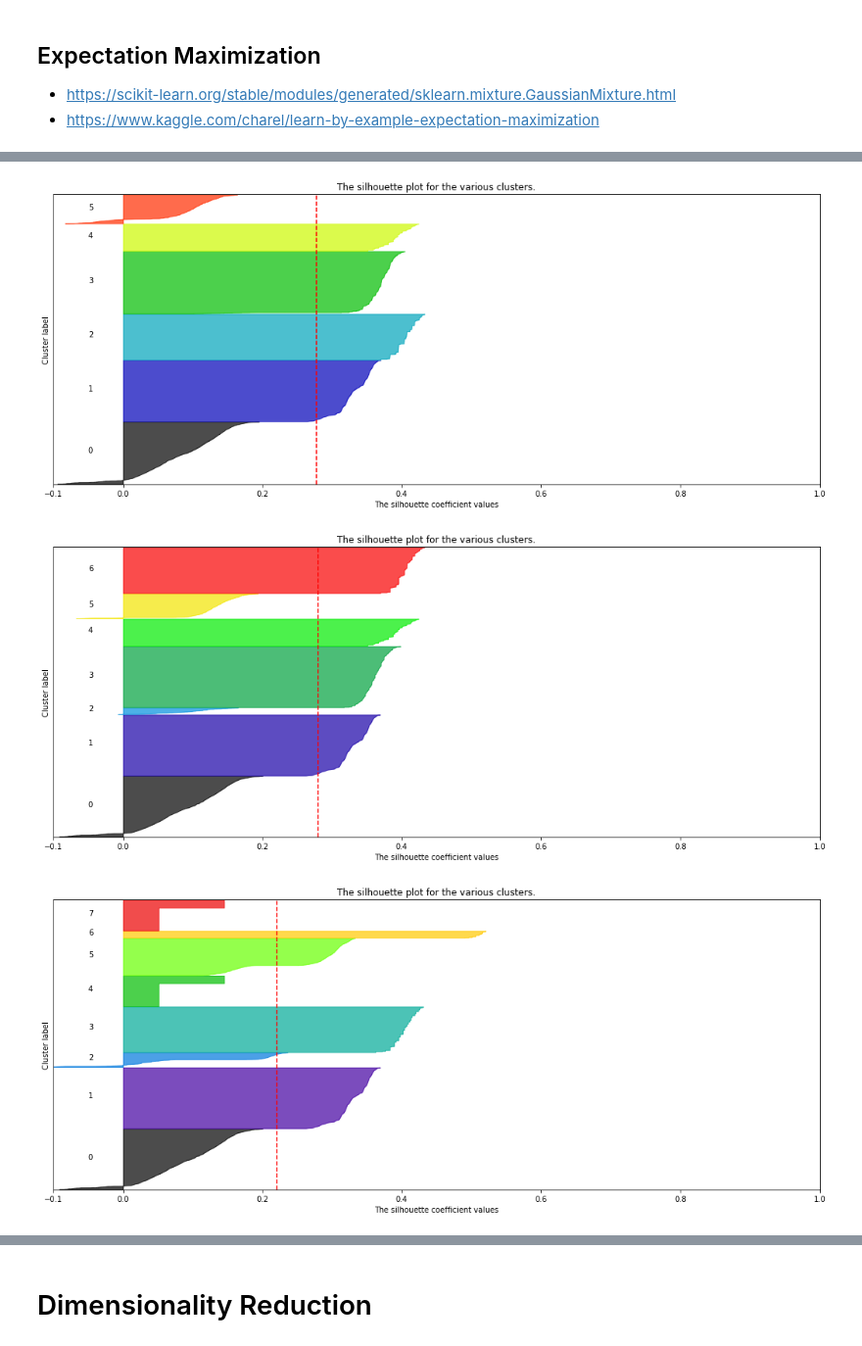
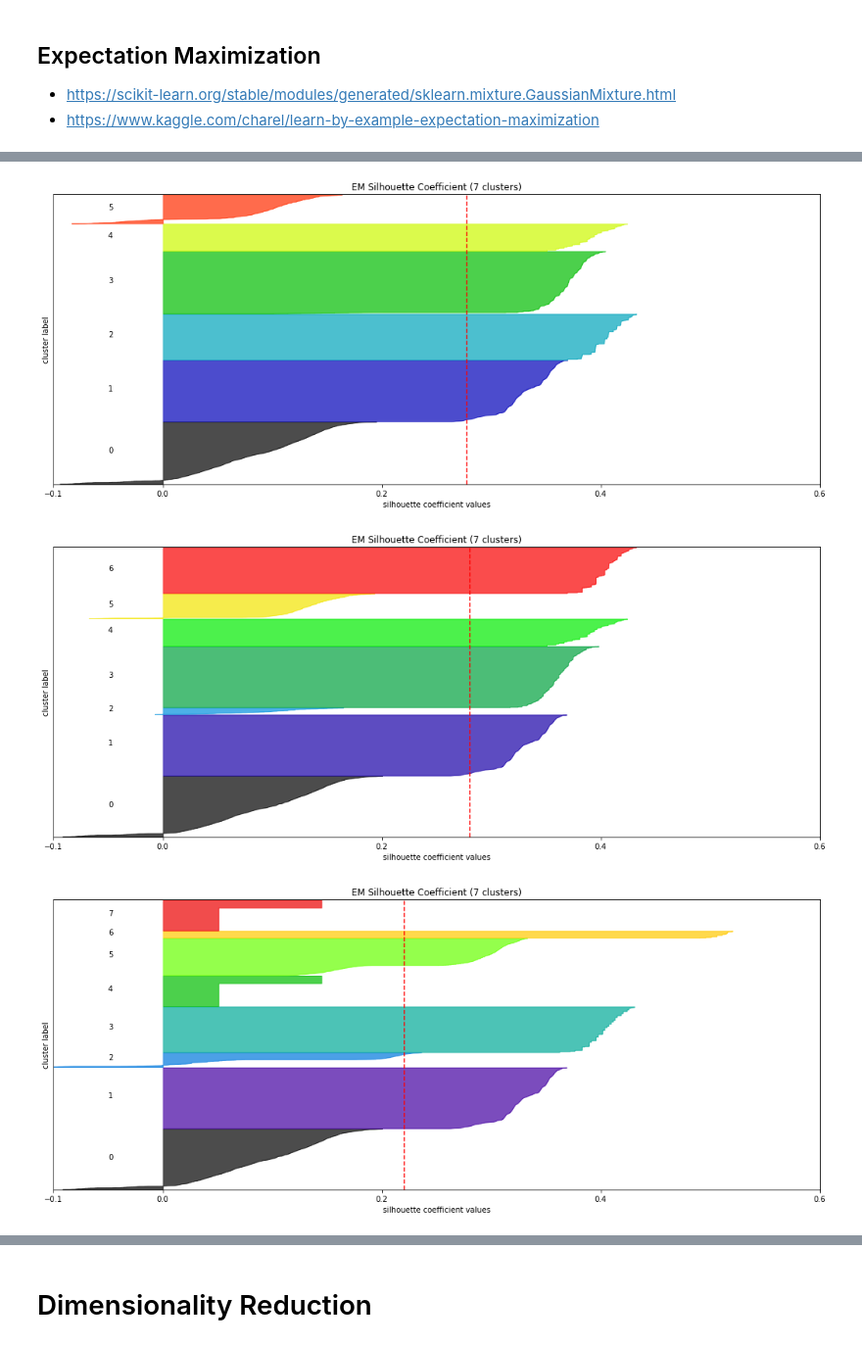
Before and after one commit to lizkalina/cs-7641-unsupervised-learning, a Jupyter notebook: unsupervised_learning_runner.ipynb, the cells around one changed output, grey strips where cells are left out. Shown at 98% size. Drawn from its saved outputs; the diff is of its cells as text; code cells hidden in the pictures.

```diff
--- a/unsupervised_learning_runner.ipynb
+++ b/unsupervised_learning_runner.ipynb
@@ -72,8 +73,9 @@ mush_rescaled = preprocessing.normalize(mush_final)
 - https://scikit-learn.org/stable/auto_examples/cluster/plot_kmeans_silhouette_analysis.html#sphx-glr-auto-examples-cluster-plot-kmeans-silhouette-analysis-py
 # %%
 X = mush_rescaled
+kmeans_sil = {}
 
-range_n_clusters = [2, 4, 7, 8, 9, 10]
+range_n_clusters = [2, 3, 4, 5, 6, 7, 8, 9, 10]
 
 for n_clusters in range_n_clusters:
     # Create a subplot with 1 row and 2 columns
@@ -83,7 +85,7 @@ for n_clusters in range_n_clusters:
     # The 1st subplot is the silhouette plot
     # The silhouette coefficient can range from -1, 1 but in this example all
     # lie within [-0.1, 1]
-    ax1.set_xlim([-0.1, 1])
+    ax1.set_xlim([-0.1, 0.6])
     # The (n_clusters+1)*10 is for inserting blank space between silhouette
     # plots of individual clusters, to demarcate them clearly.
     ax1.set_ylim([0, len(X) + (n_clusters + 1) * 10])
@@ -97,6 +99,7 @@ for n_clusters in range_n_clusters:
     # This gives a perspective into the density and separation of the formed
     # clusters
     silhouette_avg = silhouette_score(X, cluster_labels)
+    kmeans_sil[n_clusters] = silhouette_avg
     print("For n_clusters =", n_clusters,
           "The average silhouette_score is :", silhouette_avg)
 
@@ -126,15 +129,16 @@ for n_clusters in range_n_clusters:
         # Compute the new y_lower for next plot
         y_lower = y_upper + 10  # 10 for the 0 samples
 
-    ax1.set_title("The silhouette plot for the various clusters.")
-    ax1.set_xlabel("The silhouette coefficient values")
-    ax1.set_ylabel("Cluster label")
+    ax1.set_title("K-means Silhouette Coefficient (9 clusters)")
+    ax1.set_xlabel("silhouette coefficient values")
+    ax1.set_ylabel("cluster label")
 
     # The vertical line for average silhouette score of all the values
     ax1.axvline(x=silhouette_avg, color="red", linestyle="--")
 
     ax1.set_yticks([])  # Clear the yaxis labels / ticks
-    ax1.set_xticks([-0.1, 0, 0.2, 0.4, 0.6, 0.8, 1])
+    ax1.set_xticks([-0.1, 0, 0.2, 0.4, 0.6])
+
 
 plt.show()
 # %% [output]
@@ -153,8 +163,9 @@ For n_clusters = 10 The average silhouette_score is : 0.25375275015256477
 # %%
 # Davies Bouldin Score
 X = mush_rescaled
+kmeans_db = {}
 
-range_n_clusters = [2, 4, 7, 8, 9, 10]
+range_n_clusters = [2, 3, 4, 5, 6, 7, 8, 9, 10]
 
 for n_clusters in range_n_clusters:
     # Initialize the clusterer with n_clusters value and a random generator
@@ -163,6 +174,7 @@ for n_clusters in range_n_clusters:
     cluster_labels = clusterer.fit_predict(X)
 
     davies_bouldin_avg = davies_bouldin_score(X, cluster_labels)
+    kmeans_db[n_clusters] = davies_bouldin_avg
     print("For n_clusters =", n_clusters,
           "The average davies_bouldin_score is :", davies_bouldin_avg)
 # %% [output]
@@ -178,6 +201,7 @@ For n_clusters = 10 The average davies_bouldin_score is : 1.9141110982414222
 - https://www.kaggle.com/charel/learn-by-example-expectation-maximization
 # %%
 X = mush_rescaled
+em_sil = {}
 
 range_n_clusters = [2, 4, 5, 6, 7, 8, 9]
 
@@ -189,7 +213,7 @@ for n_clusters in range_n_clusters:
     # The 1st subplot is the silhouette plot
     # The silhouette coefficient can range from -1, 1 but in this example all
     # lie within [-0.1, 1]
-    ax1.set_xlim([-0.1, 1])
+    ax1.set_xlim([-0.1, 0.6])
     # The (n_clusters+1)*10 is for inserting blank space between silhouette
     # plots of individual clusters, to demarcate them clearly.
     ax1.set_ylim([0, len(X) + (n_clusters + 1) * 10])
@@ -203,6 +227,7 @@ for n_clusters in range_n_clusters:
     # This gives a perspective into the density and separation of the formed
     # clusters
     silhouette_avg = silhouette_score(X, cluster_labels)
+    em_sil[n_clusters] = silhouette_avg
     print("For n_clusters =", n_clusters,
           "The average silhouette_score is :", silhouette_avg)
 
@@ -232,15 +257,15 @@ for n_clusters in range_n_clusters:
         # Compute the new y_lower for next plot
         y_lower = y_upper + 10  # 10 for the 0 samples
 
-    ax1.set_title("The silhouette plot for the various clusters.")
-    ax1.set_xlabel("The silhouette coefficient values")
-    ax1.set_ylabel("Cluster label")
+    ax1.set_title("EM Silhouette Coefficient (7 clusters)")
+    ax1.set_xlabel("silhouette coefficient values")
+    ax1.set_ylabel("cluster label")
 
     # The vertical line for average silhouette score of all the values
     ax1.axvline(x=silhouette_avg, color="red", linestyle="--")
 
     ax1.set_yticks([])  # Clear the yaxis labels / ticks
-    ax1.set_xticks([-0.1, 0, 0.2, 0.4, 0.6, 0.8, 1])
+    ax1.set_xticks([-0.1, 0, 0.2, 0.4, 0.6])
 
 plt.show()
 # %% [output]
@@ -257,3 +282,3 @@ For n_clusters = 9 The average silhouette_score is : 0.16707766634920193
-[figure, old version]
+[figure, new version]
-[figure, old version]
+[figure, new version]
-[figure, old version]
+[figure, new version]
```
Also changed, not shown: parts of 109 cells of this notebook.
